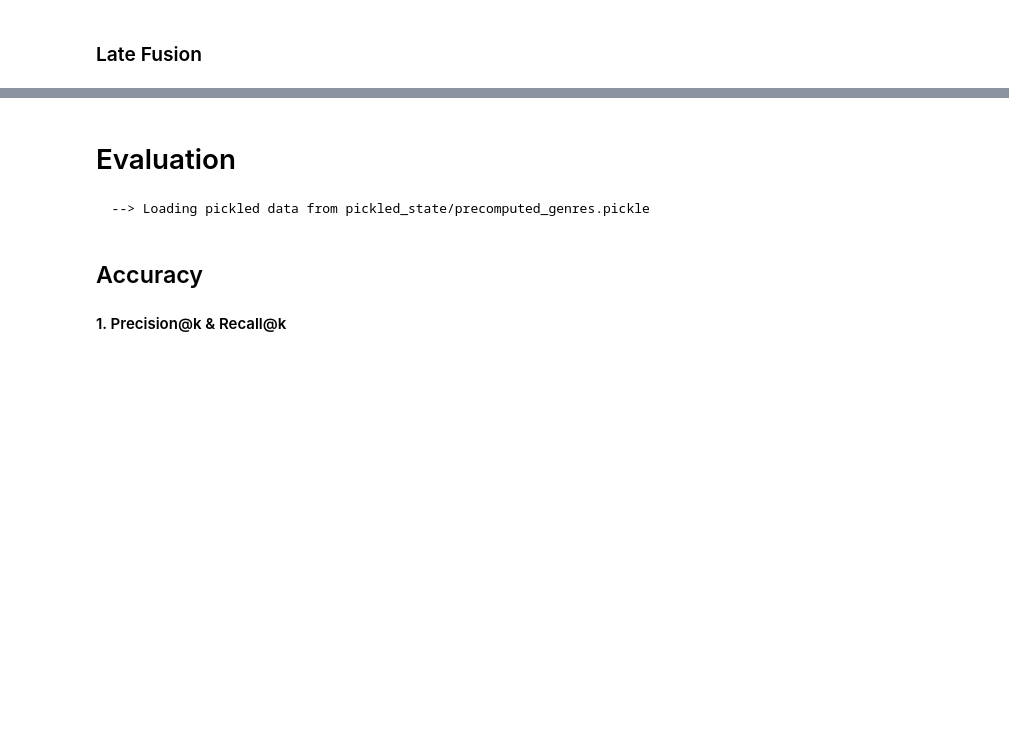
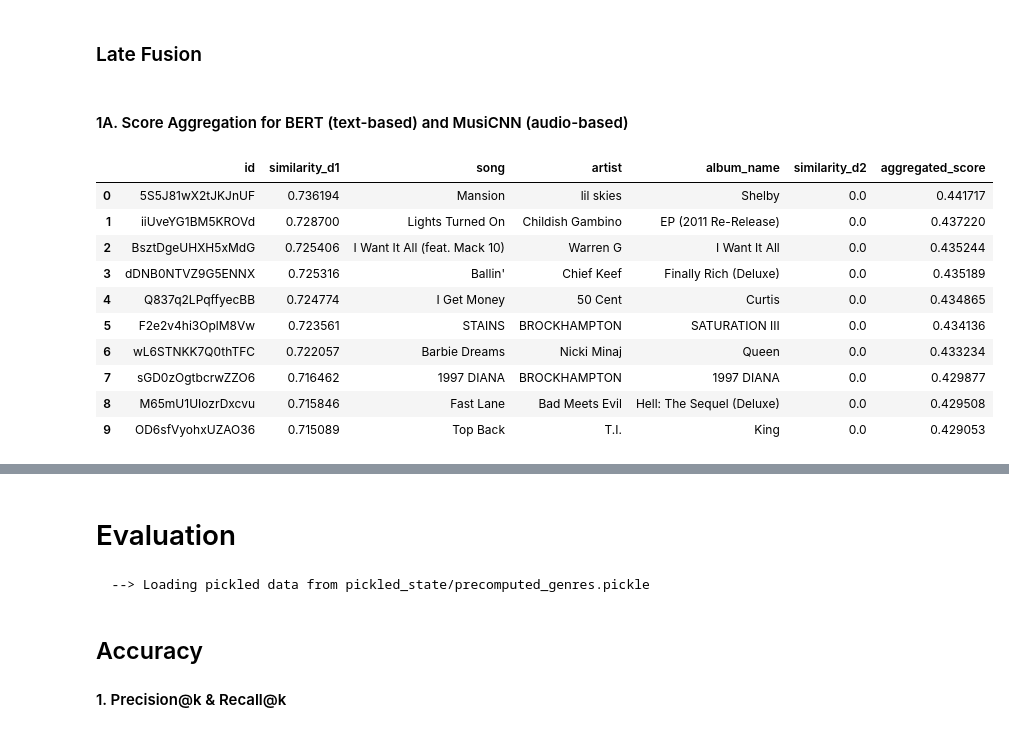
Before and after one commit to haraleib/MMSR_GroupB_WS23, a Jupyter notebook: Task 3_Group B.ipynb, the cells around one changed output, grey strips where cells are left out. Saved outputs shown, nothing was run; the diff lists cells and outputs as text; code cells hidden in the pictures; blank space fills up the shorter version.

```diff
--- a/Task 3_Group B.ipynb
+++ b/Task 3_Group B.ipynb
@@ -103,0 +123,11 @@ Retrieval.create_df_from_tracks(retN.top_similar_tracks(query_row_id, dataset=da
+# %%
+# Perform Early Fusion (with PCA)
+ef_bert_mfcc = EarlyFusion(
+    d1=datasets.lyrics_bert,
+    d2=datasets.mfcc_bow,
+    n_components=0.4
+)
+
+# Add the newly created EF dataset to our datasets store
+datasets.ef_bert_mfcc = LocalDataset("ef_bert_mfcc", ef_bert_mfcc.df)
+show_top_similar(datasets.ef_bert_mfcc)
@@ -104,35 +147,34 @@ Retrieval.create_df_from_tracks(retN.top_similar_tracks(query_row_id, dataset=da
 # %% [markdown]
 ### Late Fusion
+# %%
+#
+# Obtain retrieval results for BERT, MusiCNN and ResNet
+# TODO: REVISIT LF!
+#
+results_bert = Retrieval.create_df_from_tracks(retN.top_similar_tracks(query_row_id, dataset=datasets.lyrics_bert))
+results_musicnn= Retrieval.create_df_from_tracks(retN.top_similar_tracks(query_row_id, dataset=datasets.musicnn))
+results_resnet= Retrieval.create_df_from_tracks(retN.top_similar_tracks(query_row_id, dataset=datasets.resnet))
+# %% [markdown]
+#### 1A. Score Aggregation for BERT (text-based) and MusiCNN (audio-based)
 # %%
-#
-# Late fusion - Score Aggregation Fusion for two DataFrames (text and audio)
-#
-def late_fusion_df(d1: LocalDataset, d2: LocalDataset, d1_weight: float, d2_weight: float):
-    # Rename the 'similarity' column
-    df_1 = d1.df.copy().rename(columns={'similarity': 'similarity_d1'})
-    df_2 = d2.df.copy().rename(columns={'similarity': 'similarity_d2'})
-
-    # Merge DataFrames on 'id'
-    merged_df = pd.merge(df_2[['id', 'similarity_d2']], df_1, on='id')
-
-    # Assuming the scores are already normalized between 0 and 1
-    normalized_d1_scores = merged_df['similarity_d1'].values
-    normalized_d2_scores = merged_df['similarity_d2'].values
-
-    # Aggregate scores
-    aggregated_scores = d1_weight * normalized_d1_scores + d2_weight * normalized_d2_scores
-
-    # Add the aggregated scores to the DataFrame
-    merged_df['aggregated_score'] = aggregated_scores
-
-    # Sort DataFrame based on aggregated scores
-    sorted_fusion_df = merged_df.sort_values(by='aggregated_score', ascending=False)
-    return sorted_fusion_df
-
-fusion_results_df = late_fusion_df(
-    datasets.tf_idf,
-    datasets.musicnn,
-    d1_weight=0.6,
-    d2_weight=0.4
+lf_bert_musicnn_score = LateFusion(
+    df1=results_bert,
+    df2=results_musicnn,
+    df1_weight=0.6,
+    df2_weight=0.4,
+    method="score"
 )
-fusion_results_df
+datasets.lf_bert_musicnn_score = LocalDataset("lf_bert_musicnn_score", lf_bert_musicnn_score.df)
+lf_bert_musicnn_score.df.head(n=num_top_similar)
+# %% [output]
+|  | id | similarity_d1 | song | artist | album_name | similarity_d2 | aggregated_score |
+| 0 | 5S5J81wX2tJKJnUF | 0.736194 | Mansion | lil skies | Shelby | 0.0 | 0.441717 |
+| 1 | iiUveYG1BM5KROVd | 0.728700 | Lights Turned On | Childish Gambino | EP (2011 Re-Release) | 0.0 | 0.437220 |
+| 2 | BsztDgeUHXH5xMdG | 0.725406 | I Want It All (feat. Mack 10) | Warren G | I Want It All | 0.0 | 0.435244 |
+| 3 | dDNB0NTVZ9G5ENNX | 0.725316 | Ballin' | Chief Keef | Finally Rich (Deluxe) | 0.0 | 0.435189 |
+| 4 | Q837q2LPqffyecBB | 0.724774 | I Get Money | 50 Cent | Curtis | 0.0 | 0.434865 |
+| 5 | F2e2v4hi3OplM8Vw | 0.723561 | STAINS | BROCKHAMPTON | SATURATION III | 0.0 | 0.434136 |
+| 6 | wL6STNKK7Q0thTFC | 0.722057 | Barbie Dreams | Nicki Minaj | Queen | 0.0 | 0.433234 |
+| 7 | sGD0zOgtbcrwZZO6 | 0.716462 | 1997 DIANA | BROCKHAMPTON | 1997 DIANA | 0.0 | 0.429877 |
+| 8 | M65mU1UIozrDxcvu | 0.715846 | Fast Lane | Bad Meets Evil | Hell: The Sequel (Deluxe) | 0.0 | 0.429508 |
+| 9 | OD6sfVyohxUZAO36 | 0.715089 | Top Back | T.I. | King | 0.0 | 0.429053 |
```
Also changed, not shown: parts of 23 cells of this notebook, 6 other files.
